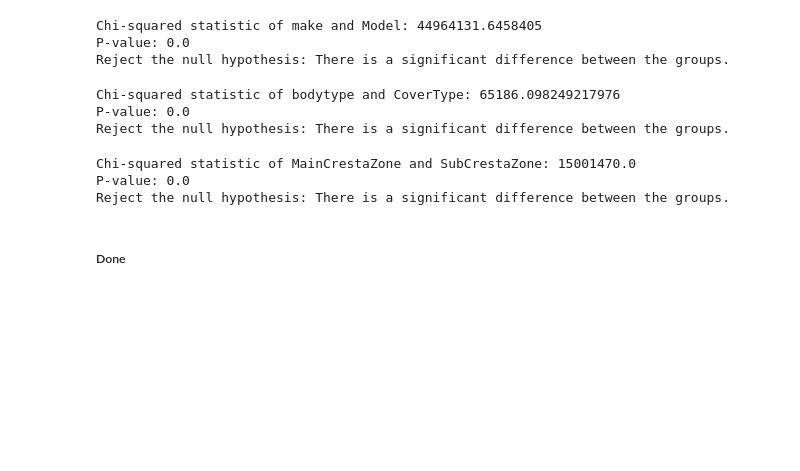
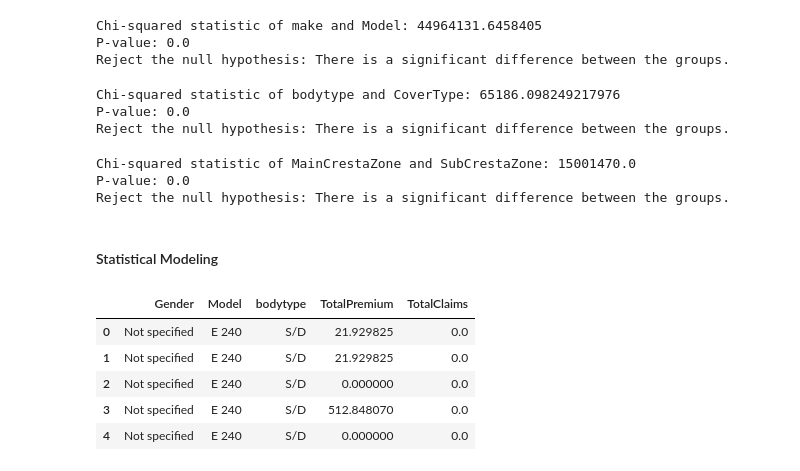
Before and after one commit to Ofgeha-Gelana/ACIS-PremiumOptimizer, a Jupyter notebook: notebooks/eda.ipynb, the cells around one changed output. Cells and saved outputs as stored; diff of their text form; code cells hidden in the pictures; blank space fills up the shorter version.

Commit message:
statical modeling

```diff
--- a/notebooks/eda.ipynb
+++ b/notebooks/eda.ipynb
@@ -475,5 +475,5 @@ chi_squared_test(insurance_data, 'MainCrestaZone', 'SubCrestaZone')
 Chi-squared statistic of MainCrestaZone and SubCrestaZone: 15001470.0
 P-value: 0.0
 Reject the null hypothesis: There is a significant difference between the groups.
-# %% [markdown]
-##### Done
+# %% [markdown]
+#### Statistical Modeling
@@ -479,0 +490,13 @@ Reject the null hypothesis: There is a significant difference between the groups
+# %%
+insurance_data = insurance_data[['Gender','Model', 'bodytype','TotalPremium', 'TotalClaims']]
+# %%
+insurance_data = pd.DataFrame(insurance_data)
+# %%
+insurance_data.head()
+# %% [output]
+|  | Gender | Model | bodytype | TotalPremium | TotalClaims |
+| 0 | Not specified | E 240 | S/D | 21.929825 | 0.0 |
+| 1 | Not specified | E 240 | S/D | 21.929825 | 0.0 |
+| 2 | Not specified | E 240 | S/D | 0.000000 | 0.0 |
+| 3 | Not specified | E 240 | S/D | 512.848070 | 0.0 |
+| 4 | Not specified | E 240 | S/D | 0.000000 | 0.0 |
```
Also changed, not shown: parts of 1 cell of this notebook.
